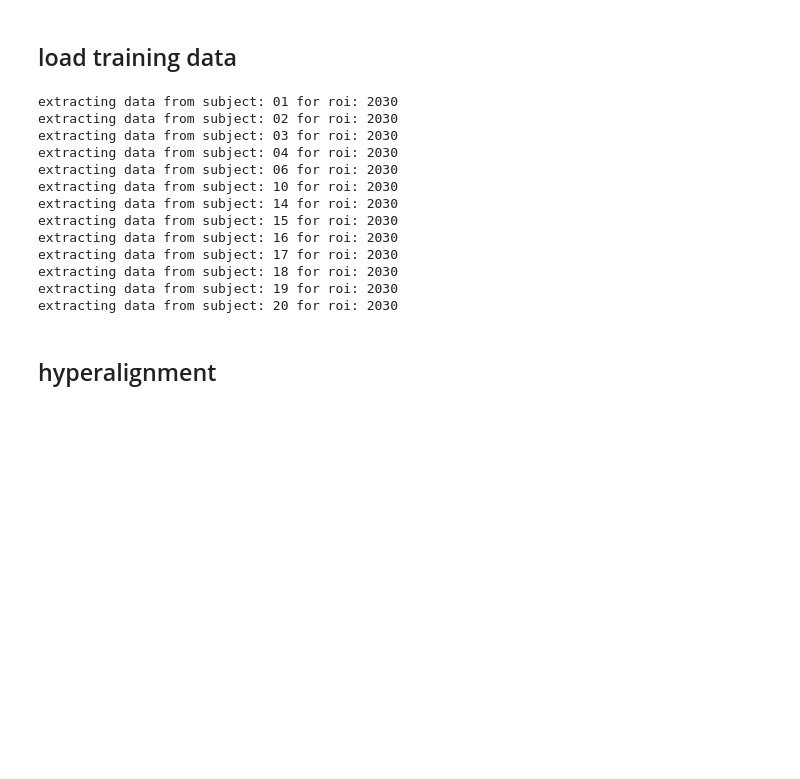
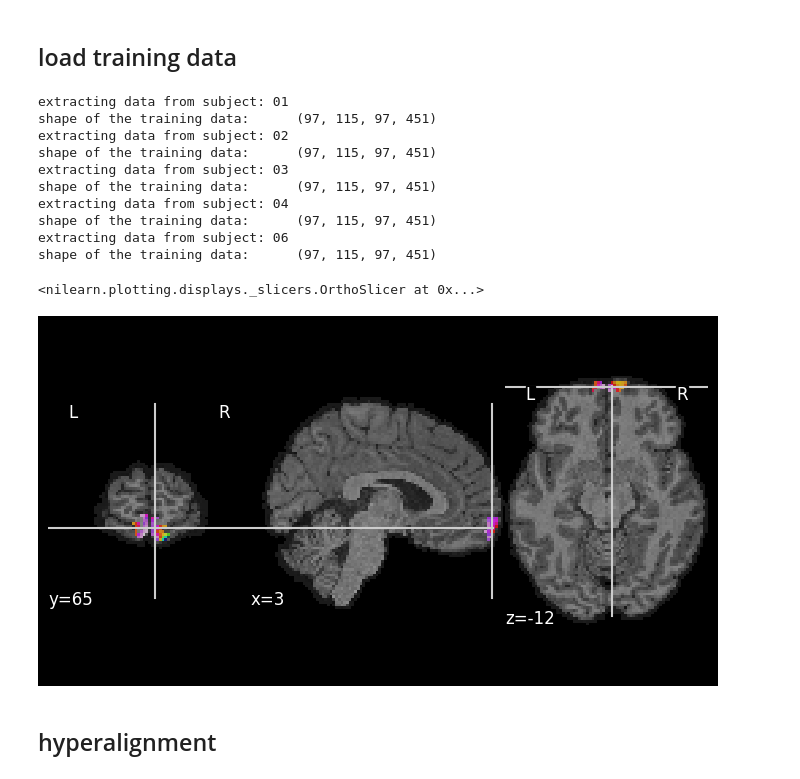
Before and after one commit to nimarek/study-face-tracks, a Jupyter notebook: code/func_alignment.ipynb, the cells around one changed output. Cells and saved outputs as stored; diff of their text form; code cells hidden in the pictures; blank space fills up the shorter version.

```diff
--- a/code/func_alignment.ipynb
+++ b/code/func_alignment.ipynb
@@ -15,10 +16,9 @@ from nilearn.plotting import plot_roi
 # I/O
 all_data = []
 target_run, train_run = 1, 7
-sub_list = ["01", "02", "03", "04", "06", "10", "14", "15", "16", "17", "18", "19", "20"]
-roi = 2030
+sub_list = ["01", "02", "03", "04", "06"] # , "10", "14", "15", "16", "17", "18", "19", "20"
 event_file = "/home/exp-psy/Desktop/study_face_tracks/derivatives/reference_face-tracks/studyf_run-01_face-orientation.csv"
 deriv_dir = "/home/exp-psy/Desktop/study_face_tracks/derivatives/"
-out_dir = os.path.join(deriv_dir, "hyperalignmend")
+out_dir = os.path.join(deriv_dir, "hyperalignment")
 print("output folder:\t", out_dir)
 # %% [output]
@@ -40,5 +44,5 @@ if not os.path.exists(out_dir):
 # %%
-lut_df = pd.read_csv("/home/exp-psy/Desktop/study_face_tracks/derivatives/fmriprep_native/desc-aparcaseg_dseg.tsv", sep="\t")
+lut_df = pd.read_csv("/home/exp-psy/Desktop/study_face_tracks/derivatives/fmriprep_mni/desc-aparcaseg_dseg.tsv", sep="\t")
 lut_df
 # %% [output]
 |  | index | name | color |
@@ -96,20 +103,20 @@ for sub in sub_list:
         "Desktop",
         "study_face_tracks",
         "derivatives",
-        "fmriprep_native",
+        "fmriprep_mni",
         f"sub-{sub}",
         "ses-movie",
         "func",
-        f"sub-{sub}_ses-movie_task-movie_run-{train_run}_space-T1w_desc-aparcaseg_dseg.nii.gz"
+        f"sub-{sub}_ses-movie_task-movie_run-{train_run}_space-MNI152NLin2009cAsym_res-2_desc-aparcaseg_dseg.nii.gz"
     )
-    print(f"extracting data from subject: {sub} for roi: {roi}")
+    print(f"extracting data from subject: {sub}")
     affine = nib.load(aparc_fpath).affine
     aparc_data = nib.load(aparc_fpath).get_fdata()
 
     # create mask
-    matches = lut_df[lut_df['name'] == 'ctx-lh-fusiform']
+    matches = lut_df[lut_df['name'] == 'ctx-lh-frontalpole']
     left_index = matches['index'].values[0]
-    matches = lut_df[lut_df['name'] == 'ctx-rh-fusiform']
+    matches = lut_df[lut_df['name'] == 'ctx-rh-frontalpole']
     right_index = matches['index'].values[0]
 
     fusiform_mask = np.zeros_like(aparc_data, dtype=bool)
@@ -125,28 +132,32 @@ for sub in sub_list:
         "Desktop",
         "study_face_tracks",
         "derivatives",
-        "fmriprep_native",
+        "fmriprep_mni",
         f"sub-{sub}",
         "ses-movie",
         "func",
-        f"sub-{sub}_ses-movie_task-movie_run-{target_run}_space-T1w_desc-preproc_bold.nii.gz"
+        f"sub-{sub}_ses-movie_task-movie_run-{train_run}_space-MNI152NLin2009cAsym_res-2_desc-preproc_bold.nii.gz"
         )
     data = Brain_Data(slicer(func_f, train_volumes), mask=roi_mask)
+    # data = Brain_Data(func_f, mask=roi_mask)
     all_data.append(data)
 # %% [output]
-extracting data from subject: 01 for roi: 2030
-extracting data from subject: 02 for roi: 2030
-extracting data from subject: 03 for roi: 2030
-extracting data from subject: 04 for roi: 2030
-extracting data from subject: 06 for roi: 2030
-extracting data from subject: 10 for roi: 2030
-extracting data from subject: 14 for roi: 2030
-extracting data from subject: 15 for roi: 2030
-extracting data from subject: 16 for roi: 2030
-extracting data from subject: 17 for roi: 2030
-extracting data from subject: 18 for roi: 2030
-extracting data from subject: 19 for roi: 2030
-extracting data from subject: 20 for roi: 2030
+extracting data from subject: 01
+shape of the training data:      (97, 115, 97, 451)
+extracting data from subject: 02
+shape of the training data:      (97, 115, 97, 451)
+extracting data from subject: 03
+shape of the training data:      (97, 115, 97, 451)
+extracting data from subject: 04
+shape of the training data:      (97, 115, 97, 451)
+extracting data from subject: 06
+shape of the training data:      (97, 115, 97, 451)
+# %%
+# plot_roi(all_data[0].mean().to_nifti(), bg_img="/home/exp-psy/Desktop/study_face_tracks/derivatives/fmriprep_native/sub-01/ses-movie/anat/sub-01_ses-movie_desc-preproc_T1w.nii.gz")
+plot_roi(all_data[0].mean().to_nifti(), bg_img="/home/exp-psy/Desktop/study_face_tracks/derivatives/fmriprep_mni/sub-01/ses-movie/anat/sub-01_ses-movie_space-MNI152NLin2009cAsym_res-2_desc-preproc_T1w.nii.gz")
+# %% [output]
+<nilearn.plotting.displays._slicers.OrthoSlicer at 0x...>
+[figure, added]
 # %% [markdown]
 ## hyperalignment
 # %%
```
Also changed, not shown: parts of 24 cells of this notebook.
